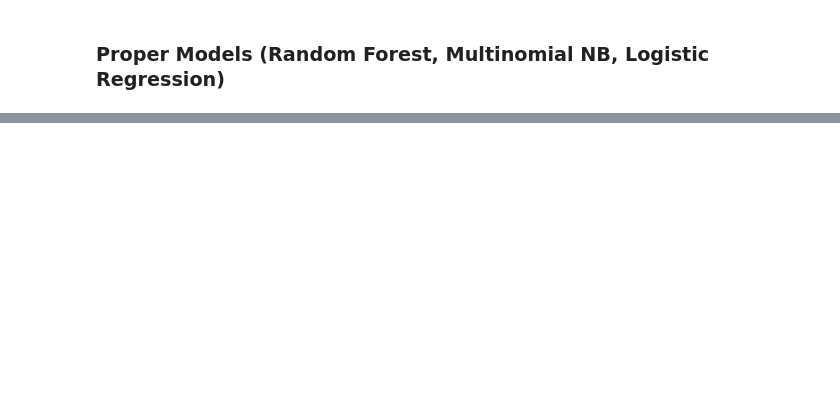
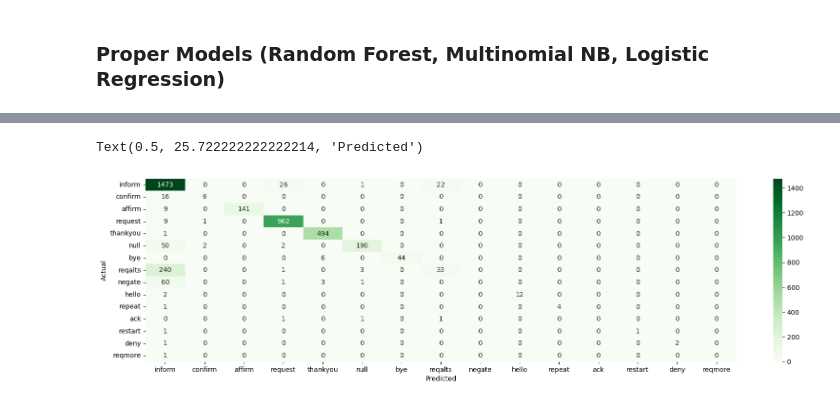
Before and after one commit to gusluchetti/uu-methods-ai-research, a Jupyter notebook: main_notebook.ipynb, the cells around one changed output, grey strips where cells are left out. Drawn from its saved outputs; the diff is of its cells as text; code cells hidden in the pictures; blank space fills up the shorter version.

Commit message:
feat: wip finalize merge with all models

```diff
--- a/main_notebook.ipynb
+++ b/main_notebook.ipynb
@@ -207,0 +202,15 @@ Name: label_id, Length: 21675, dtype: int64
+# %%
+# model specific pre-processing - tfid vectorizing 'text' column
+from sklearn.feature_extraction.text import TfidfVectorizer
+tfidf = TfidfVectorizer(sublinear_tf=True, # scale the words frequency in logarithmic scale
+                        min_df=5, # remove the words which has occurred in less than ‘min_df’ number of files
+                        ngram_range=(1, 2), # don't know what role n-grams play in vectorisation
+                        stop_words='english', # it removes stop words which are predefined in ‘english’.
+                        lowercase=True # everything to lowercase
+)
+
+X_train_tfidf = tfidf.fit_transform(X_train).toarray()
+X_test_tfidf = tfidf.transform(X_test).toarray()
+
+print(X_train[0])
+print(X_train_tfidf[0])
@@ -238,4 +289,5 @@ seems like LogisticRegression is the best or we can tweek the hyperparameters mo
 # %%
+# fitting logistic regression
 model = LogisticRegression(random_state=0, max_iter=400)
-model.fit(X_train, y_train)
-y_pred = model.predict(X_test)
+model.fit(X_train_tfidf, y_train)
+y_pred_test = model.predict(X_test_tfidf)
@@ -375,11 +458,14 @@ print(metrics.classification_report(label_test, label_pred,
 # %%
 import seaborn as sns
 import matplotlib.pyplot as plt
 
-conf_mat = confusion_matrix(label_test, label_pred)
+conf_mat = confusion_matrix(y_test, y_pred_test)
 plt.figure(figsize = (20,5))
 sns.heatmap(conf_mat, annot=True, cmap='Greens', fmt='d',
             xticklabels=label_dict.label.values,
             yticklabels=label_dict.label.values)
 plt.ylabel('Actual')
 plt.xlabel('Predicted')
+# %% [output]
+Text(0.5, 25.722222222222214, 'Predicted')
+[figure, added]
```
Also changed, not shown: parts of 32 cells of this notebook, 1 other file.
